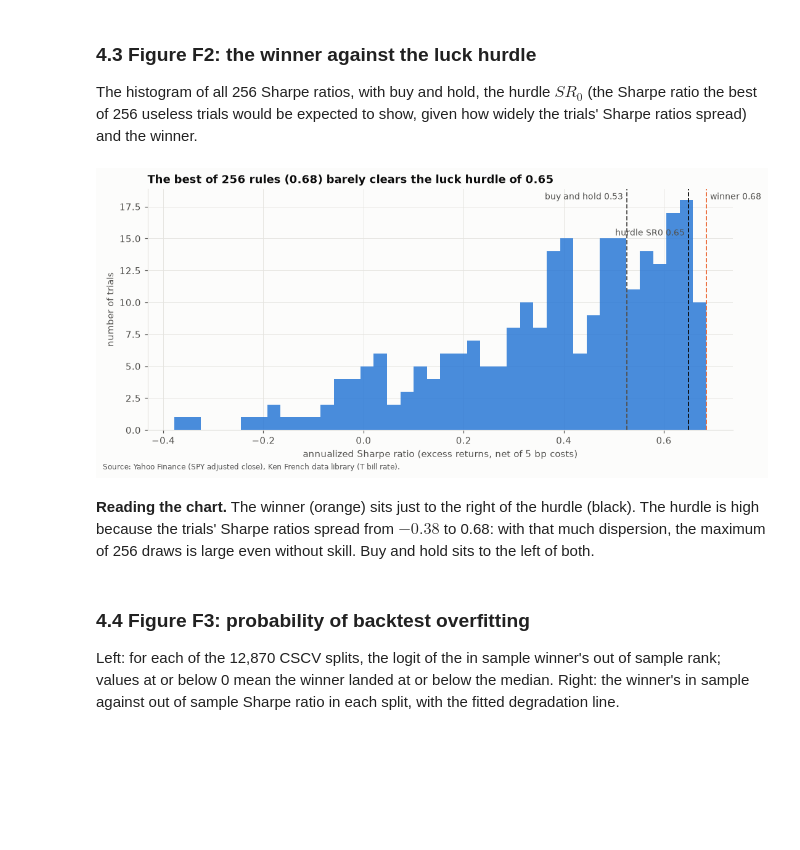
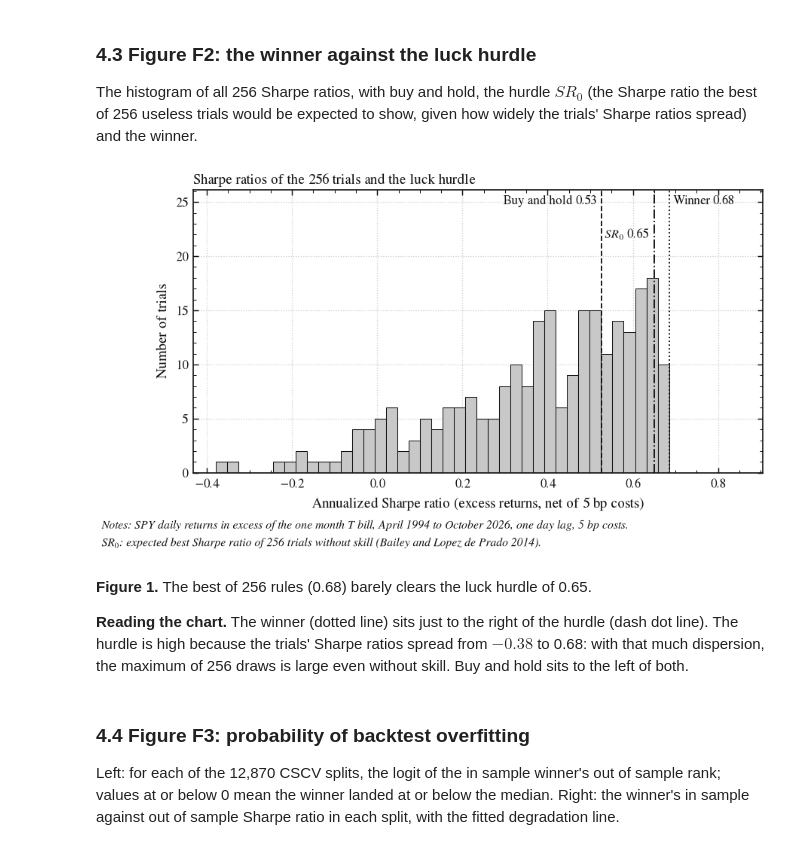
Before and after one commit to FranzTriebe/quant_finance, a Jupyter notebook: projects/p01_referee/04_referee.ipynb, the cells around one changed output. Saved outputs shown, nothing was run; the diff lists cells and outputs as text; code cells hidden in the pictures; blank space fills up the shorter version.

```diff
--- a/projects/p01_referee/04_referee.ipynb
+++ b/projects/p01_referee/04_referee.ipynb
@@ -48,13 +56,10 @@ PROJECT = "p01"  # project name in the trial ledger
 REFRESH = False  # True downloads fresh data instead of using the cache in data/
 OUTPUT_DIR = Path(quantlab.__file__).resolve().parents[1] / "output" / "p01"
 # %%
-plotting.apply_style()
+acad.apply_style()
 pd.options.display.float_format = "{:,.4f}".format
 OUTPUT_DIR.mkdir(parents=True, exist_ok=True)
-PALETTE = plotting.PALETTE
-SOURCE = (
-    "Source: Yahoo Finance (SPY adjusted close), Ken French data library (T bill rate)."
-)
+NOTE = "Notes: SPY daily returns (Yahoo Finance adjusted close), excess over the one month T bill (Ken French), April 1994 to October 2026, one day lag, 5 bp costs."
 # %% [markdown]
 ## 2. Data
 
@@ -205,38 +210,33 @@ The histogram of all 256 Sharpe ratios, with buy and hold, the hurdle $SR_0$ (th
 # %%
 sharpes = excess.mean() / excess.std() * np.sqrt(ANN_FACTOR)
 hurdle = report["sr0_ann"]["raw"]
-fig, ax = plt.subplots()
-ax.hist(sharpes, bins=40, color=PALETTE["primary"], alpha=0.85)
+bh_sharpe = side_by_side.loc["sharpe", "buy and hold"]
+fig, ax = acad.new_fig("full", aspect=0.5)
+counts, _, _ = ax.hist(sharpes, bins=40, **acad.hist_kw())
+ax.set_ylim(0, counts.max() * 1.45)
+plotting.reference_line(ax, bh_sharpe, f"Buy and hold {bh_sharpe:.2f}", side="left")
 plotting.reference_line(
-    ax,
-    side_by_side.loc["sharpe", "buy and hold"],
-    f"buy and hold {side_by_side.loc['sharpe', 'buy and hold']:.2f}",
-    side="left",
+    ax, hurdle, f"$SR_0$ {hurdle:.2f}", linestyle="-.", side="left", ypos=0.88
 )
 plotting.reference_line(
-    ax,
-    hurdle,
-    f"hurdle SR0 {hurdle:.2f}",
-    side="left",
-    ypos=0.85,
-    color=PALETTE["text"],
+    ax, report["sr_ann"], f"Winner {report['sr_ann']:.2f}", linestyle=":"
 )
-plotting.reference_line(
-    ax, report["sr_ann"], f"winner {report['sr_ann']:.2f}", color=PALETTE["comparison"]
+ax.set_xlim(right=report["sr_ann"] + 0.22)
+ax.set_xlabel("Annualized Sharpe ratio (excess returns, net of 5 bp costs)")
+ax.set_ylabel("Number of trials")
+ax.set_title("Sharpe ratios of the 256 trials and the luck hurdle")
+acad.source_note(
+    fig,
+    "Notes: SPY daily returns in excess of the one month T bill, April 1994 to October 2026, one day lag, 5 bp costs.\n$SR_0$: expected best Sharpe ratio of 256 trials without skill (Bailey and Lopez de Prado 2014).",
 )
-ax.set_xlabel("annualized Sharpe ratio (excess returns, net of 5 bp costs)")
-ax.set_ylabel("number of trials")
-ax.set_title(
-    f"The best of 256 rules ({report['sr_ann']:.2f}) barely clears the luck hurdle of {hurdle:.2f}"
-)
-fig.text(0.01, 0, SOURCE, fontsize=8, alpha=0.7)
-fig.tight_layout()
-fig.savefig(OUTPUT_DIR / "f2_sharpe_hurdle.png")
+acad.save(fig, "f2_sharpe_hurdle", outdir=OUTPUT_DIR)
 plt.show()
 # %% [output]
-[figure, old version]
+[figure, new version]
 # %% [markdown]
-**Reading the chart.** The winner (orange) sits just to the right of the hurdle (black). The hurdle is high because the trials' Sharpe ratios spread from $-0.38$ to 0.68: with that much dispersion, the maximum of 256 draws is large even without skill. Buy and hold sits to the left of both.
+**Figure 1.** The best of 256 rules (0.68) barely clears the luck hurdle of 0.65.
+
+**Reading the chart.** The winner (dotted line) sits just to the right of the hurdle (dash dot line). The hurdle is high because the trials' Sharpe ratios spread from $-0.38$ to 0.68: with that much dispersion, the maximum of 256 draws is large even without skill. Buy and hold sits to the left of both.
 # %% [markdown]
 ### 4.4 Figure F3: probability of backtest overfitting
 
```
Also changed, not shown: parts of 10 cells of this notebook.
